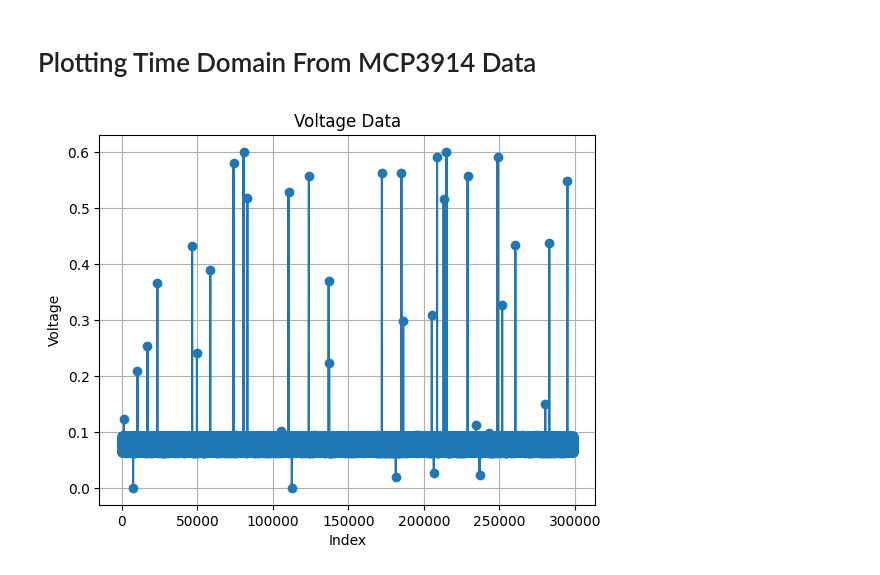
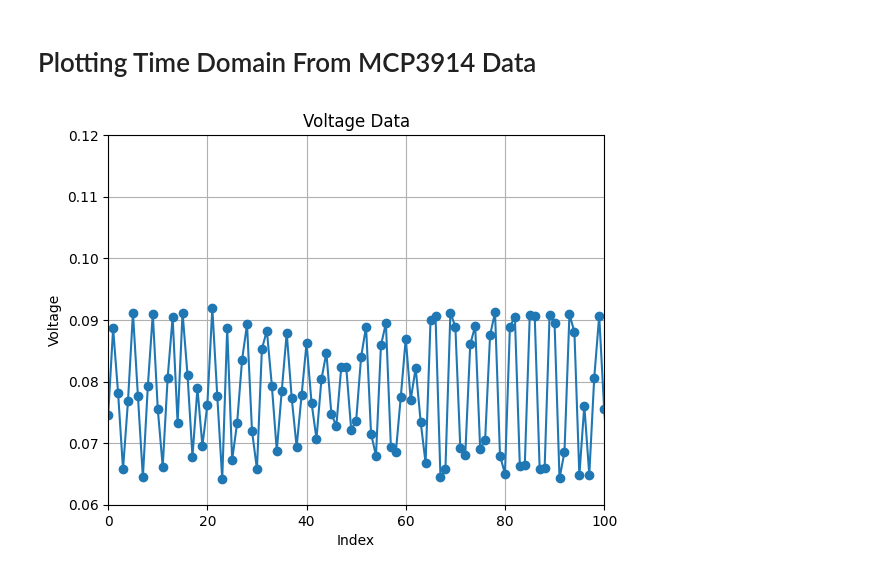
Before and after one commit to MishayNaidoo/Traffic-Monitoring-Using-Doppler-Radar, a Jupyter notebook: ADC/ReaderSpectrogram.ipynb, the cells around one changed output. Cells and saved outputs as stored; diff of their text form; code cells hidden in the pictures.

Commit message:
Just messing with the human walking plots

```diff
--- a/ADC/ReaderSpectrogram.ipynb
+++ b/ADC/ReaderSpectrogram.ipynb
@@ -232,14 +232,16 @@ plt.show()
 # %%
 # Read the voltage data from the text file
 with open('/home/mishay/Traffic-Monitoring-Using-Doppler-Radar/ADC/output.txt', 'r') as file:
     voltage_data = [float(line.strip()) for line in file]
 
 # Plot the data
 plt.plot(voltage_data, marker='o', linestyle='-')
+plt.ylim(0.06,0.12)
+plt.xlim(0,100)
 plt.title('Voltage Data')
 plt.xlabel('Index')
 plt.ylabel('Voltage')
 plt.grid(True)
 plt.show()
 # %% [output]
-[figure, old version]
+[figure, new version]
```
Also changed, not shown: 2 other files.
